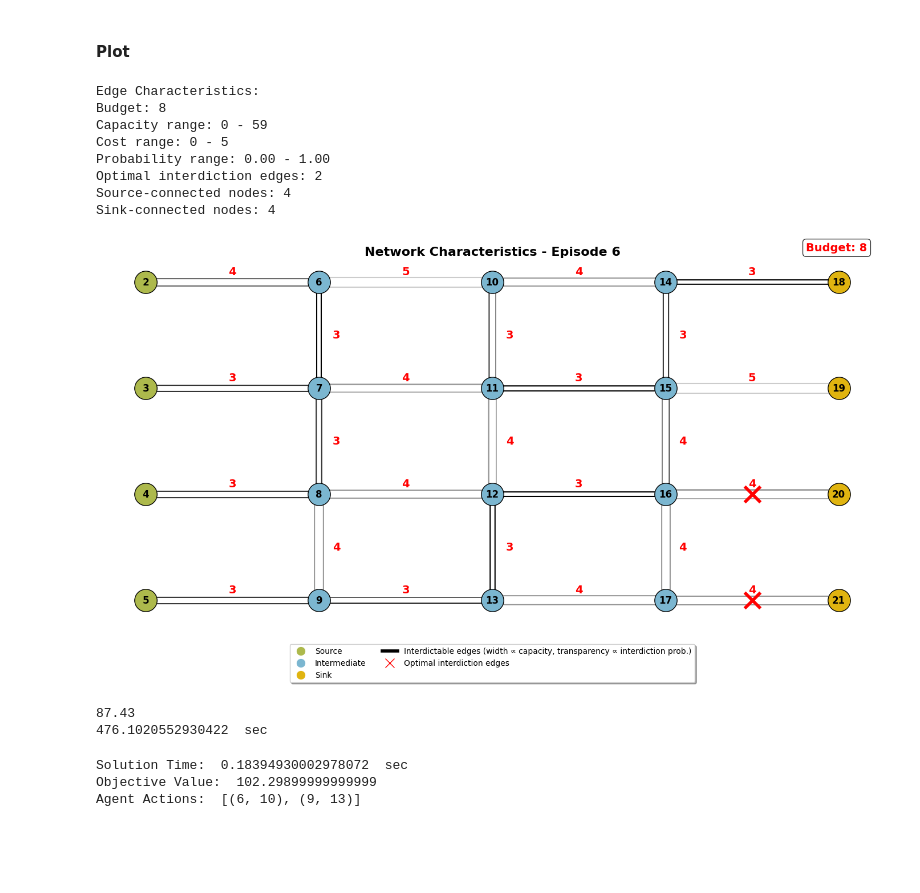
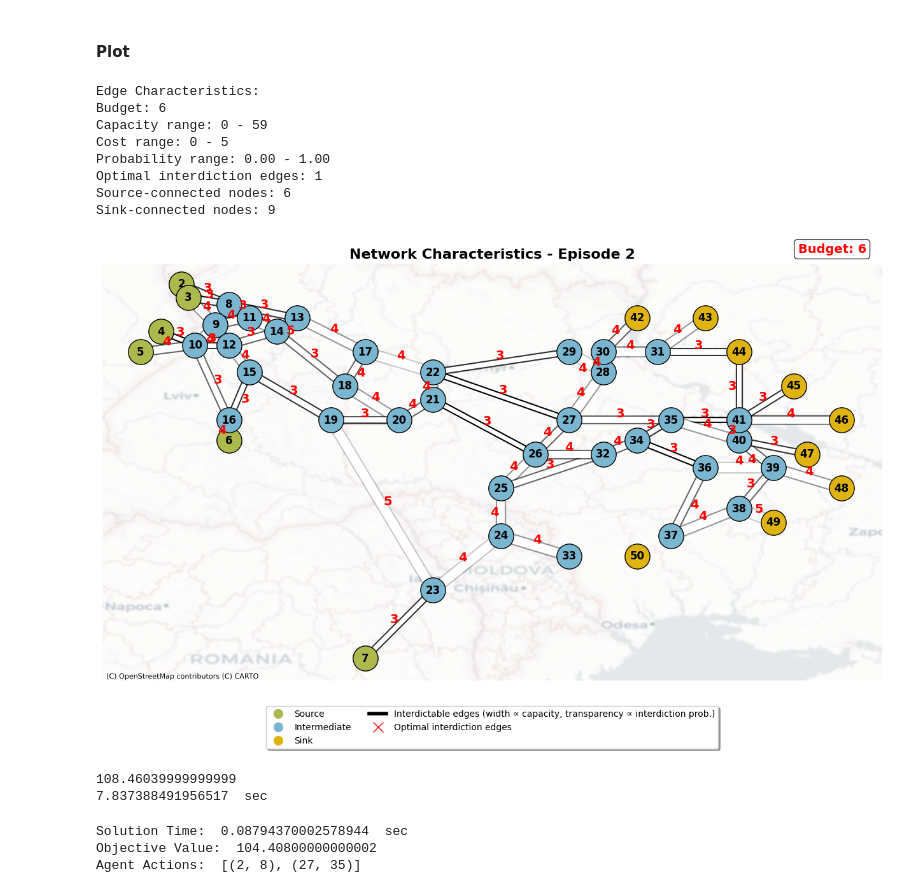
Before and after one commit to m-r-webb/RL-Threat-Adaptive-Network-Interdiction, a Jupyter notebook: Code/Agent_Evaluation.ipynb, the cells around one changed output. Saved outputs shown, nothing was run; the diff lists cells and outputs as text; code cells hidden in the pictures; blank space fills up the shorter version.

```diff
--- a/Code/Agent_Evaluation.ipynb
+++ b/Code/Agent_Evaluation.ipynb
@@ -36,15 +36,15 @@ import env_TA as ce #modified for curriculum learning
 ### Input Parameters
 # %%
 #User Determined Settings
-graphName = "G4x5"  # Graph nodes and edges to use
+graphName = "UKR_geo"  # Graph nodes and edges to use
 env_deterministic = False
 env_fixed_costs = False
 env_initial_budget = None
 env_multiple_interdiction = False
 env_attacker_strategy = 'zero_sum'  # canalize   isolate   divert  zero_sum
 
-model_name = "G4x5_S_MaskablePPO_zero_sum_Speed_Test"        # G4x5_S_MaskablePPO_EX003I   G4x5_S_MaskablePPO_EX003Z   G4x5_S_PPO_EX001C  G4x5_S_MaskablePPO_zero_sum_V1
-model_timesteps = 7350000            # Set a number, 1512000, or  None
+model_name = "G4x5_S_MaskablePPO_zero_sum_V4"        # G4x5_S_MaskablePPO_EX003I   G4x5_S_MaskablePPO_EX003Z   G4x5_S_PPO_EX001C  G4x5_S_MaskablePPO_zero_sum_V1
+model_timesteps = None            # Set a number, 1512000, or  None
 # %% [markdown]
 ### Create Environment and Load Optimal Solutions
 # %%
@@ -125,7 +125,7 @@ array([], dtype=int64)
 #### Code
 # %%
 def plot_training_curve(data, model_name, figsize=(6, 3.4), xlim=(0, 5000000), ylim=(0, 5),
-                       xlabel='Training Step', ylabel='Mean Episode Reward',
+                       xlabel='Training Step', ylabel='Mean Step Reward',
                        title=None, x_tick_interval=1000000, show_legend=True):
     """
     Plot training curve with consistent formatting for reinforcement learning results
@@ -198,5 +198,5 @@ def plot_training_curve(data, model_name, figsize=(6, 3.4), xlim=(0, 5000000), y
 # %% [markdown]
 #### Plot
 # %%
-plot_training_curve(data, model_name)
+plot_training_curve(data, model_name, xlim=(0, 8000000), ylim=(0, 6), x_tick_interval=2000000)
 # %% [output]
@@ -501,6 +501,10 @@ for episode in tqdm(range(num_of_scenarios)):
 
     #Determine Original Flow
     reference_objs[episode] = env.reference_obj
+    if reference_objs[episode] - optimal_obj_vals[episode]<1:
+        agent_best_rewards[episode] = np.nan
+        all_agent_actions.append(frozenset([]))
+        continue
 
     action_list = []
     action_list_append = action_list.append  # Cache method reference
@@ -544,18 +548,15 @@ print("Optimal Time to Solve (Mean): ",np.mean(optimal_solution_times[0:num_of_s
 print("")
 
 if env_attacker_strategy == "zero_sum":
-    relative_errors = np.clip(agent_best_rewards-optimal_obj_vals[0:num_of_scenarios],0,None) / (reference_objs-optimal_obj_vals[0:num_of_scenarios])# Create boolean mask using set operations
-   # relative_errors = np.clip(relative_errors, 0, None)
+    relative_errors = np.clip(agent_best_rewards-optimal_obj_vals[0:num_of_scenarios],0,None) / (reference_objs-optimal_obj_vals[0:num_of_scenarios])
+
+elif env_attacker_strategy == "canalize":
+    relative_errors = np.clip(optimal_obj_vals[0:num_of_scenarios]-agent_best_rewards,0,None) / (optimal_obj_vals[0:num_of_scenarios])# Create boolean mask using set operations
 
 elif env_attacker_strategy == "isolate":
-     # Clip agent rewards to optimal where numerator would be negative
-    agent_best_rewards_clipped = np.maximum(agent_best_rewards, optimal_obj_vals[0:num_of_scenarios])
-
-    relative_errors = ((reference_objs[0:num_of_scenarios] - optimal_obj_vals[0:num_of_scenarios]) -
-                       (reference_objs[0:num_of_scenarios] - agent_best_rewards_clipped)) / \
-                      (reference_objs[0:num_of_scenarios] - optimal_obj_vals[0:num_of_scenarios])
-    #relative_errors = ((reference_objs[0:num_of_scenarios] -optimal_obj_vals[0:num_of_scenarios]) - (reference_objs[0:num_of_scenarios]-agent_best_rewards) )/(reference_objs[0:num_of_scenarios] -optimal_obj_vals[0:num_of_scenarios])
-else:
+    relative_errors = np.clip(((reference_objs[0:num_of_scenarios] - optimal_obj_vals[0:num_of_scenarios]) -
+                               (reference_objs[0:num_of_scenarios] - agent_best_rewards)) / (reference_objs[0:num_of_scenarios] - optimal_obj_vals[0:num_of_scenarios]),0,None)
+elif env_attacker_strategy == "divert":
     relative_errors = (agent_best_rewards-optimal_obj_vals[0:num_of_scenarios])/optimal_obj_vals[0:num_of_scenarios]
 
 # Calculate mean relative error
@@ -1389,31 +1906,31 @@ def plot_network_with_edge_annotations(nodes, edges, obs, env,
 #### Plot
 # %%
 # Usage with your code:
-episode = 6
+episode = 2
 obs, _ = env.reset(seed=episode)
 edge_capacity = obs['edge_capacity']
 edge_costs = obs['edge_costs']
 edge_interdiction_probability = obs['edge_interdiction_probability']
 
 # Plot the network with optimal interdiction edges marked
 G = plot_network_with_edge_annotations(nodes, edges, obs, env,
                                      all_optimal_interdiction_edges, episode,
                                      title=f"Network Characteristics - Episode {episode}")
 
 print(optimal_obj_vals[episode])
 print(optimal_solution_times[episode], " sec")
 # %% [output]
 Edge Characteristics:
-Budget: 8
+Budget: 6
 Capacity range: 0 - 59
 Cost range: 0 - 5
 Probability range: 0.00 - 1.00
-Optimal interdiction edges: 2
-Source-connected nodes: 4
-Sink-connected nodes: 4
+Optimal interdiction edges: 1
+Source-connected nodes: 6
+Sink-connected nodes: 9
-[figure, old version]
+[figure, new version]
-87.43
-476.1020552930422  sec
+108.46039999999999
+7.837388491956517  sec
 # %%
 # Pre-compute constants outside the loop
 interdictable_edges_list = list(env.interdictable_edges)
@@ -1502,9 +2019,9 @@ print("Objective Value: ", objVal)
 
 print("Agent Actions: ", action_list)
 # %% [output]
-Solution Time:  0.18394930002978072  sec
-Objective Value:  102.29899999999999
-Agent Actions:  [(6, 10), (9, 13)]
+Solution Time:  0.08794370002578944  sec
+Objective Value:  104.40800000000002
+Agent Actions:  [(2, 8), (27, 35)]
 # %%
 env.reset(seed=episode)
 #env.step(action = 5)
```
Also changed, not shown: parts of 15 cells of this notebook.
